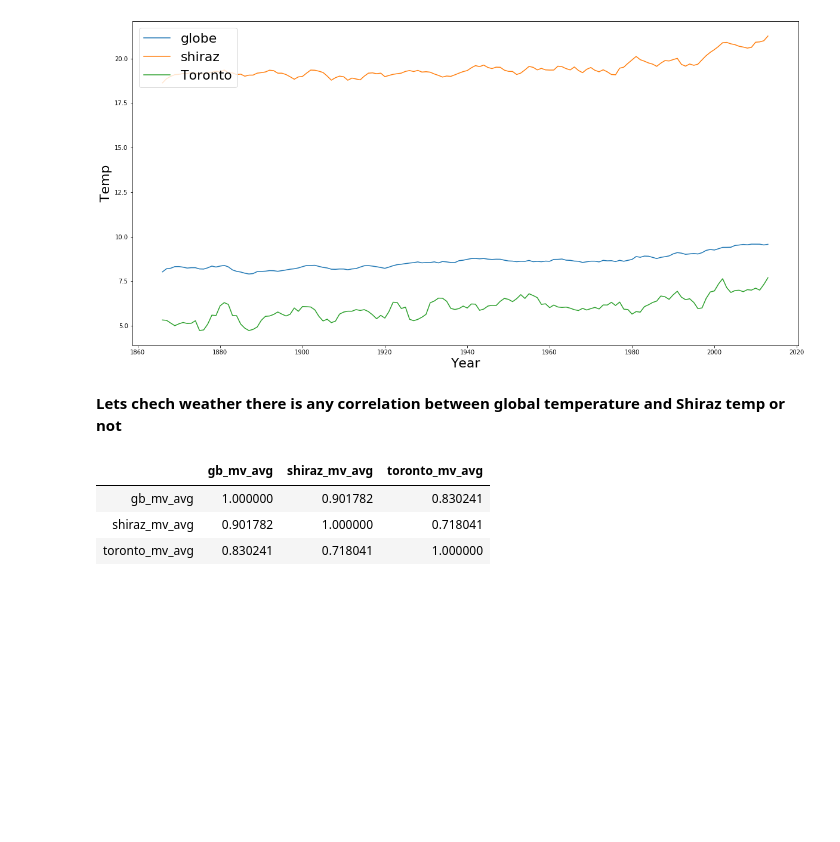
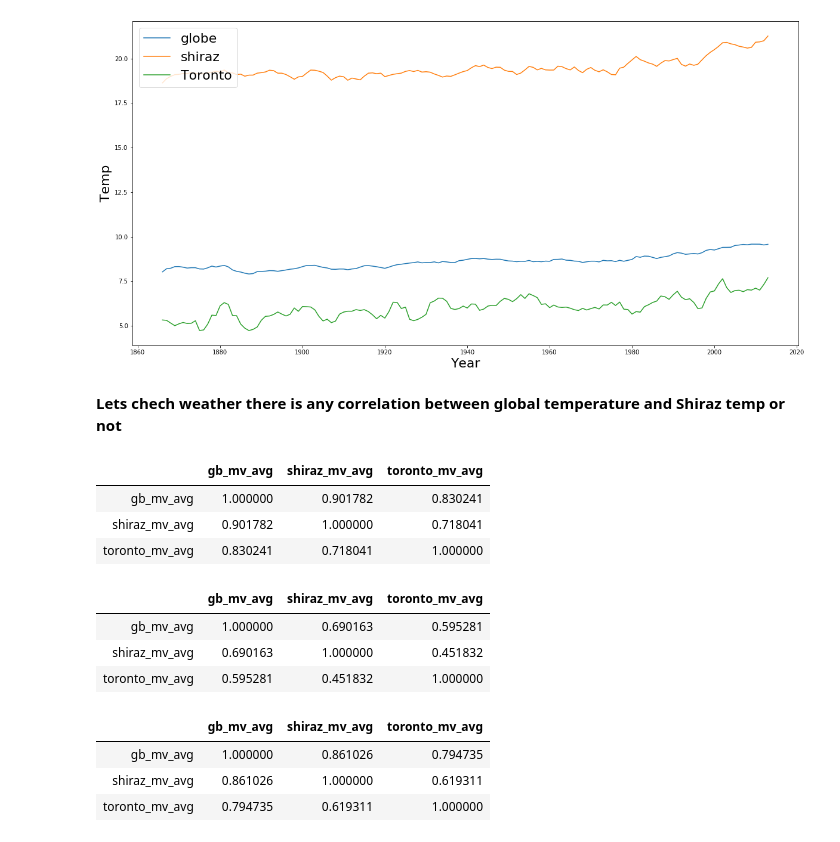
Before and after one commit to mzhoolideh/data_science_pract, a Jupyter notebook: weather_trend/explore_weather_trends.ipynb, the cells around one changed output. Drawn from its saved outputs; the diff is of its cells as text; code cells hidden in the pictures; blank space fills up the shorter version.

```diff
--- a/weather_trend/explore_weather_trends.ipynb
+++ b/weather_trend/explore_weather_trends.ipynb
@@ -189,3 +189,17 @@ gb_shiraz_torornto_df.corr(method='pearson')
 | gb_mv_avg | 1.000000 | 0.901782 | 0.830241 |
 | shiraz_mv_avg | 0.901782 | 1.000000 | 0.718041 |
 | toronto_mv_avg | 0.830241 | 0.718041 | 1.000000 |
+# %%
+gb_shiraz_torornto_df.corr(method='kendall')
+# %% [output]
+|  | gb_mv_avg | shiraz_mv_avg | toronto_mv_avg |
+| gb_mv_avg | 1.000000 | 0.690163 | 0.595281 |
+| shiraz_mv_avg | 0.690163 | 1.000000 | 0.451832 |
+| toronto_mv_avg | 0.595281 | 0.451832 | 1.000000 |
+# %%
+gb_shiraz_torornto_df.corr(method='spearman')
+# %% [output]
+|  | gb_mv_avg | shiraz_mv_avg | toronto_mv_avg |
+| gb_mv_avg | 1.000000 | 0.861026 | 0.794735 |
+| shiraz_mv_avg | 0.861026 | 1.000000 | 0.619311 |
+| toronto_mv_avg | 0.794735 | 0.619311 | 1.000000 |
```
